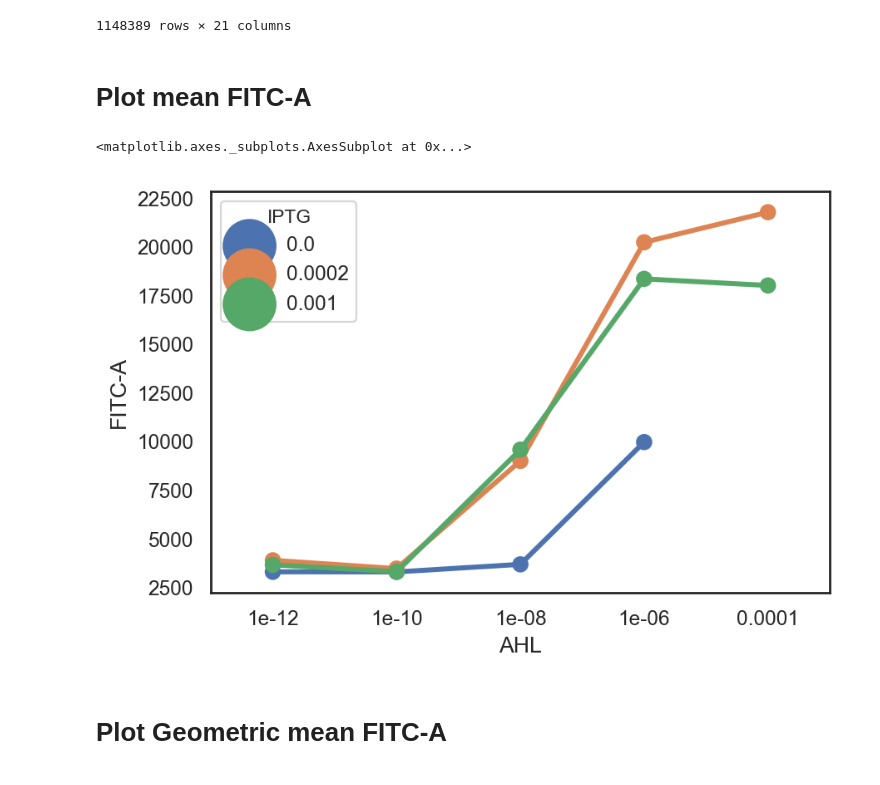
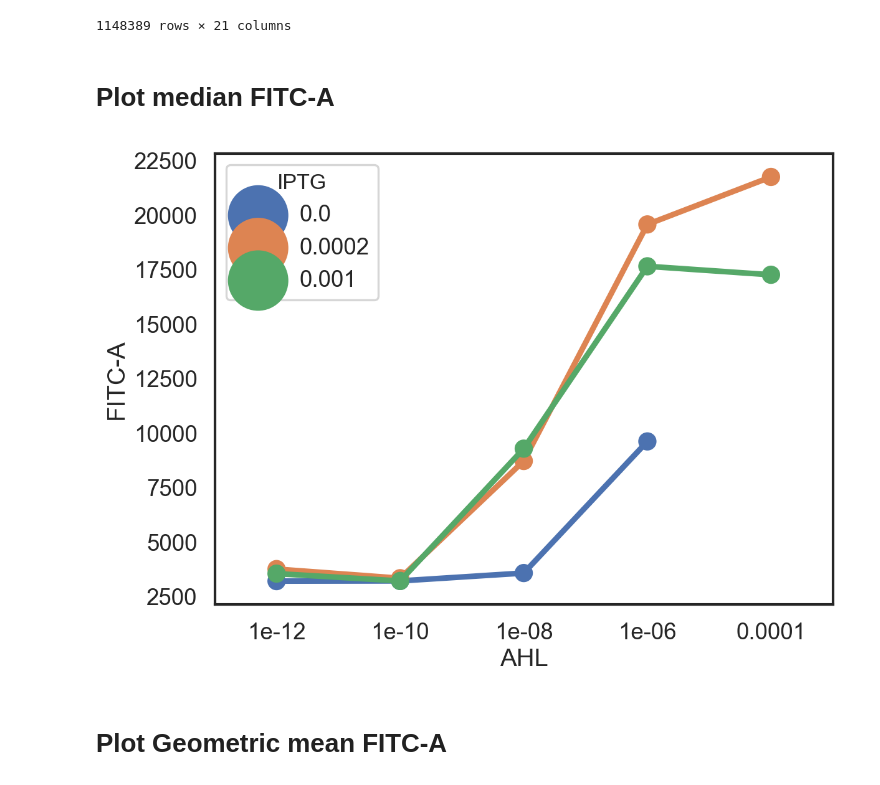
Before and after one commit to Jsakkos/cyano-sync, a Jupyter notebook: 20210208 LuxR SE/Lux Analysis.ipynb, the cells around one changed output. Cells and saved outputs as stored; diff of their text form; code cells hidden in the pictures.

```diff
--- a/20210208 LuxR SE/Lux Analysis.ipynb
+++ b/20210208 LuxR SE/Lux Analysis.ipynb
@@ -188,9 +188,4 @@ data.to_pickle('../compiled-data/se/lux/LuxSE.pkl')
 data.to_pickle('../compiled-data/se/las/LuxSE.pkl')
 data.to_pickle('../compiled-data/se/tra/LuxSE.pkl')
 # %% [markdown]
-# Plot mean FITC-A
+# Plot median FITC-A
-# %%
-sns.pointplot(x='AHL',y='FITC-A',hue='IPTG',data=df)
-# %% [output]
-<matplotlib.axes._subplots.AxesSubplot at 0x...>
-[figure, removed]
@@ -203,2 +192,11 @@ std = df.groupby(['AHL','IPTG'])['FITC-A'].std().reset_index()
+# %%
+mfi = data.groupby(['AHL','IPTG'])['FITC-A'].median().reset_index()
+
+f, ax = plt.subplots(figsize=(8,6))
+sns.pointplot(x='AHL',y='FITC-A',hue='IPTG',data=mfi)
+
+f.savefig('Lux.png',dpi=600)
+# %% [output]
+[figure, added]
 # %% [markdown]
 # Plot Geometric mean FITC-A
```
Also changed, not shown: parts of 31 cells of this notebook, 1 other file.
